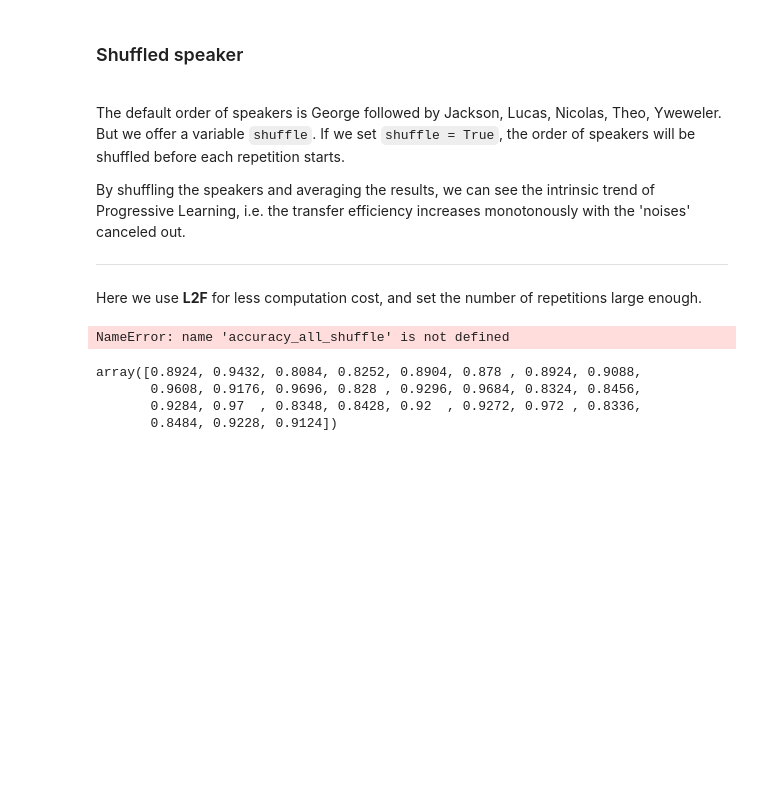
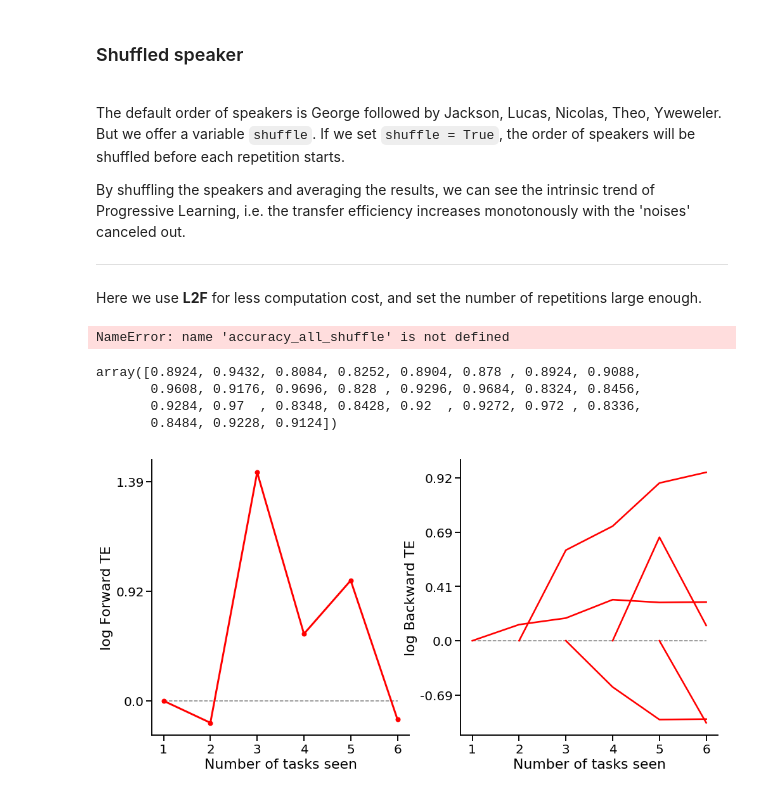
Before and after one commit to chenyugoal/ProgLearn, a Jupyter notebook: benchmarks/spoken_digit_exp/spoken_digit_exp.ipynb, the cells around one changed output. Cells and saved outputs as stored; diff of their text form; code cells hidden in the pictures; blank space fills up the shorter version.

```diff
--- a/benchmarks/spoken_digit_exp/spoken_digit_exp.ipynb
+++ b/benchmarks/spoken_digit_exp/spoken_digit_exp.ipynb
@@ -154,3 +154,71 @@ array([0.8924, 0.9432, 0.8084, 0.8252, 0.8904, 0.878 , 0.8924, 0.9088,
        0.9608, 0.9176, 0.9696, 0.828 , 0.9296, 0.9684, 0.8324, 0.8456,
        0.9284, 0.97  , 0.8348, 0.8428, 0.92  , 0.9272, 0.972 , 0.8336,
        0.8484, 0.9228, 0.9124])
+# %%
+import matplotlib.pyplot as plt
+import seaborn as sns
+from spoken_digit_functions import calculate_results, plot_results
+
+acc, bte, fte, te = calculate_results(accuracy_all_avg)
+
+sns.set_context("talk")
+num_tasks = 6
+
+clr = ["#e41a1c", "#a65628", "#377eb8", "#4daf4a", "#984ea3", "#ff7f00", "#CCCC00"]
+fontsize = 22
+ticksize = 20
+
+fig, ax = plt.subplots(1, 2, figsize=(16, 8))
+ax[0].plot(np.arange(1, num_tasks + 1), fte, c='red', marker='.', markersize=14, linewidth=3)
+ax[0].hlines(1, 1, num_tasks, colors='grey', linestyles='dashed', linewidth=1.5)
+ax[0].tick_params(labelsize=ticksize)
+ax[0].set_xlabel('Number of tasks seen', fontsize=fontsize)
+ax[0].set_ylabel('log Forward TE', fontsize=fontsize)
+ax[0].set_yticks([1, 2.5, 4])
+
+log_lbl = np.round(
+    np.log([1,2.5,4]),
+    2
+)
+labels = [item.get_text() for item in ax[0].get_yticklabels()]
+
+for ii,_ in enumerate(labels):
+    labels[ii] = str(log_lbl[ii])
+
+ax[0].set_yticklabels(labels)
+
+right_side = ax[0].spines["right"]
+right_side.set_visible(False)
+top_side = ax[0].spines["top"]
+top_side.set_visible(False)
+
+for i in range(num_tasks):
+    et = np.asarray(bte[i])
+    ns = np.arange(i + 1, num_tasks + 1)
+    ax[1].plot(ns, et, c='red', linewidth=2.6)
+
+ax[1].set_xlabel('Number of tasks seen', fontsize=fontsize)
+ax[1].set_ylabel('log Backward TE', fontsize=fontsize)
+ax[1].tick_params(labelsize=ticksize)
+ax[1].hlines(1, 1, num_tasks, colors='grey', linestyles='dashed', linewidth=1.5)
+ax[1].set_yticks([.5, 1, 1.5, 2, 2.5])
+
+log_lbl = np.round(
+    np.log([.5, 1, 1.5, 2, 2.5]),
+    2
+)
+labels = [item.get_text() for item in ax[1].get_yticklabels()]
+
+for ii,_ in enumerate(labels):
+    labels[ii] = str(log_lbl[ii])
+
+ax[1].set_yticklabels(labels)
+
+right_side = ax[1].spines["right"]
+right_side.set_visible(False)
+top_side = ax[1].spines["top"]
+top_side.set_visible(False)
+
+plt.savefig('language.pdf')
+# %% [output]
+[figure, added]
```
Also changed, not shown: parts of 2 cells of this notebook, 1 other file.
